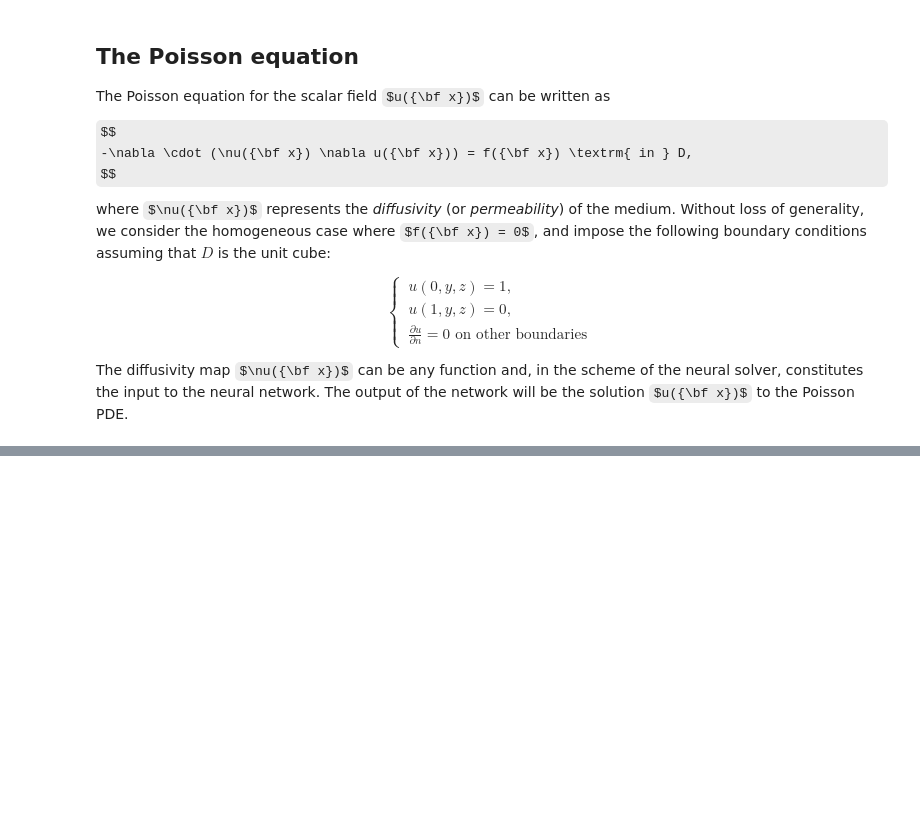
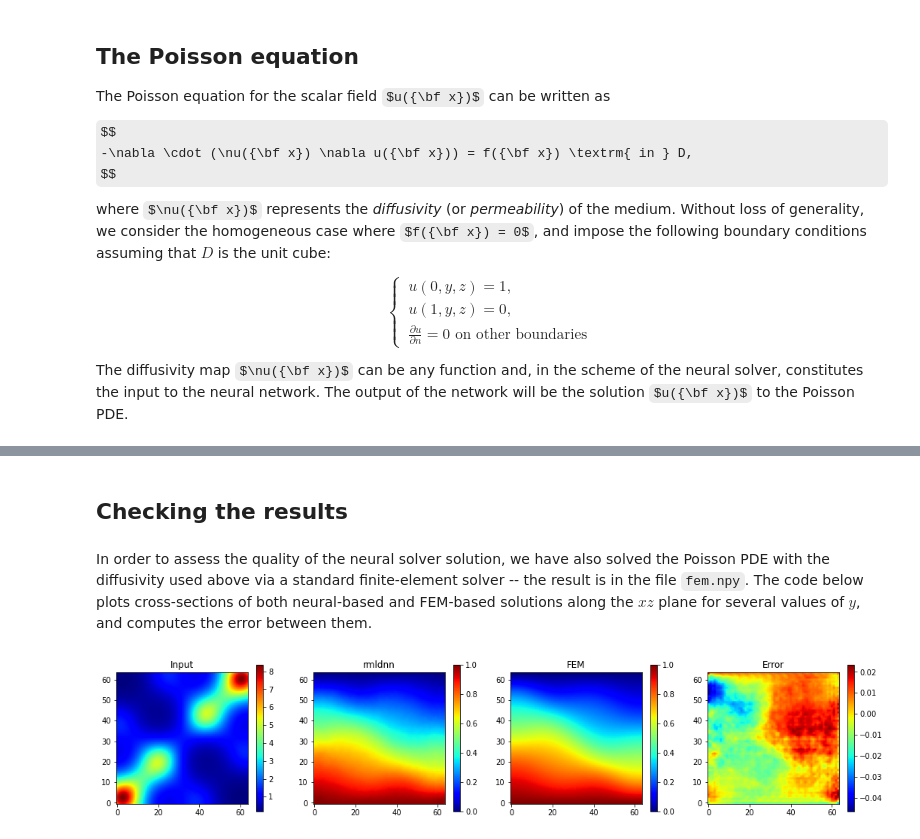
Before and after one commit to rocketmlhq/rmldnn, a Jupyter notebook: tutorials/neural_Poisson3D_PDE_solver/neural_Poisson3D_PDE_solver.ipynb, the cells around one changed output, grey strips where cells are left out. Drawn from its saved outputs; the diff is of its cells as text; code cells hidden in the pictures; some formulas as TeX source; blank space fills up the shorter version.

```diff
--- a/tutorials/neural_Poisson3D_PDE_solver/neural_Poisson3D_PDE_solver.ipynb
+++ b/tutorials/neural_Poisson3D_PDE_solver/neural_Poisson3D_PDE_solver.ipynb
@@ -58,0 +177,31 @@ To be continued...
+# %% [markdown]
+## Checking the results
+# %% [markdown]
+In order to assess the quality of the neural solver solution, we have also solved the Poisson PDE with the diffusivity used above via a standard finite-element solver -- the result is in the file `fem.npy`.
+The code below plots cross-sections of both neural-based and FEM-based solutions along the $xz$ plane for several values of $y$, and computes the error between them.
+# %%
+def display_slice(nu, pred, truth):
+    fig, ax = plt.subplots(1, 4, figsize=[18, 18])
+    #fig.suptitle('Vertically stacked subplots')
+    ax[0].set_title('Input')
+    im0 = ax[0].imshow(nu, origin='lower', cmap='jet')
+    ax[1].set_title('rmldnn')
+    im1 = ax[1].imshow(pred, origin='lower', cmap='jet', vmin=0, vmax=1)
+    ax[2].set_title('FEM')
+    im2 = ax[2].imshow(truth, origin='lower', cmap='jet', vmin=0, vmax=1)
+    ax[3].set_title('Error')
+    im3 = ax[3].imshow(pred - truth, origin='lower', cmap='jet')
+    fig.colorbar(im0, ax = ax[0], shrink=0.2)
+    fig.colorbar(im1, ax = ax[1], shrink=0.2)
+    fig.colorbar(im2, ax = ax[2], shrink=0.2)
+    fig.colorbar(im3, ax = ax[3], shrink=0.2)
+    plt.show()
+
+nu   = np.load('./data/nu.npy').squeeze()
+fem  = np.load('./data/fem.npy')
+pred = np.load('./prediction/output_1_0.npy').squeeze()
+# %%
+y = 16
+display_slice(nu[:, y, :], pred[:, y, :], fem[:, y, :])
+# %% [output]
+[figure, added]
```
Also changed, not shown: parts of 21 cells of this notebook.
